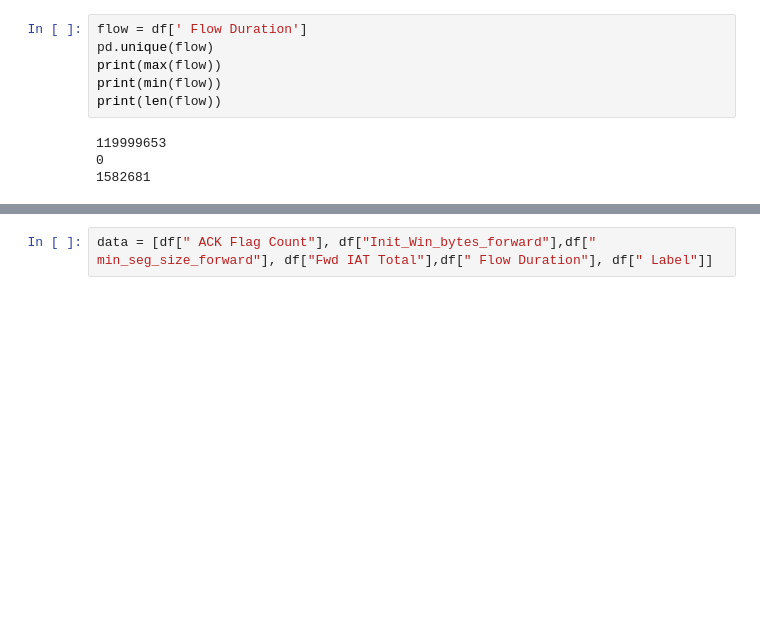
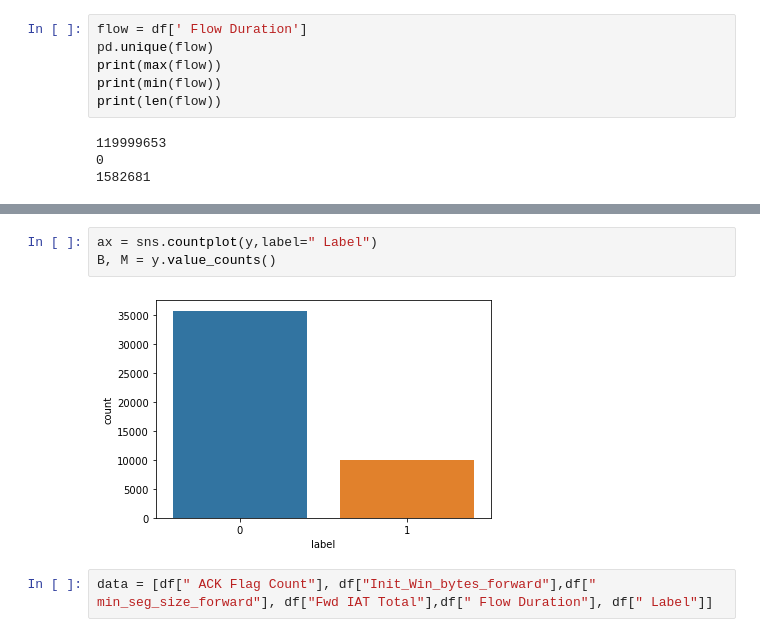
Before and after one commit to NielParekh/Detection-of-DDoS-attacks-on-Android-devices, a Jupyter notebook: second_cut.ipynb, the cells around one changed output, grey strips where cells are left out. Saved outputs shown, nothing was run; the diff lists cells and outputs as text; blank space fills up the shorter version.

```diff
--- a/second_cut.ipynb
+++ b/second_cut.ipynb
@@ -86,3 +88,8 @@ BENIGN
+# %%
+ax = sns.countplot(y,label=" Label")
+B, M = y.value_counts()
+# %% [output]
+[figure, added]
 # %%
 data = [df[" ACK Flag Count"], df["Init_Win_bytes_forward"],df[" min_seg_size_forward"], df["Fwd IAT Total"],df[" Flow Duration"], df[" Label"]]
 # %%
```
Also changed, not shown: parts of 20 cells of this notebook.
